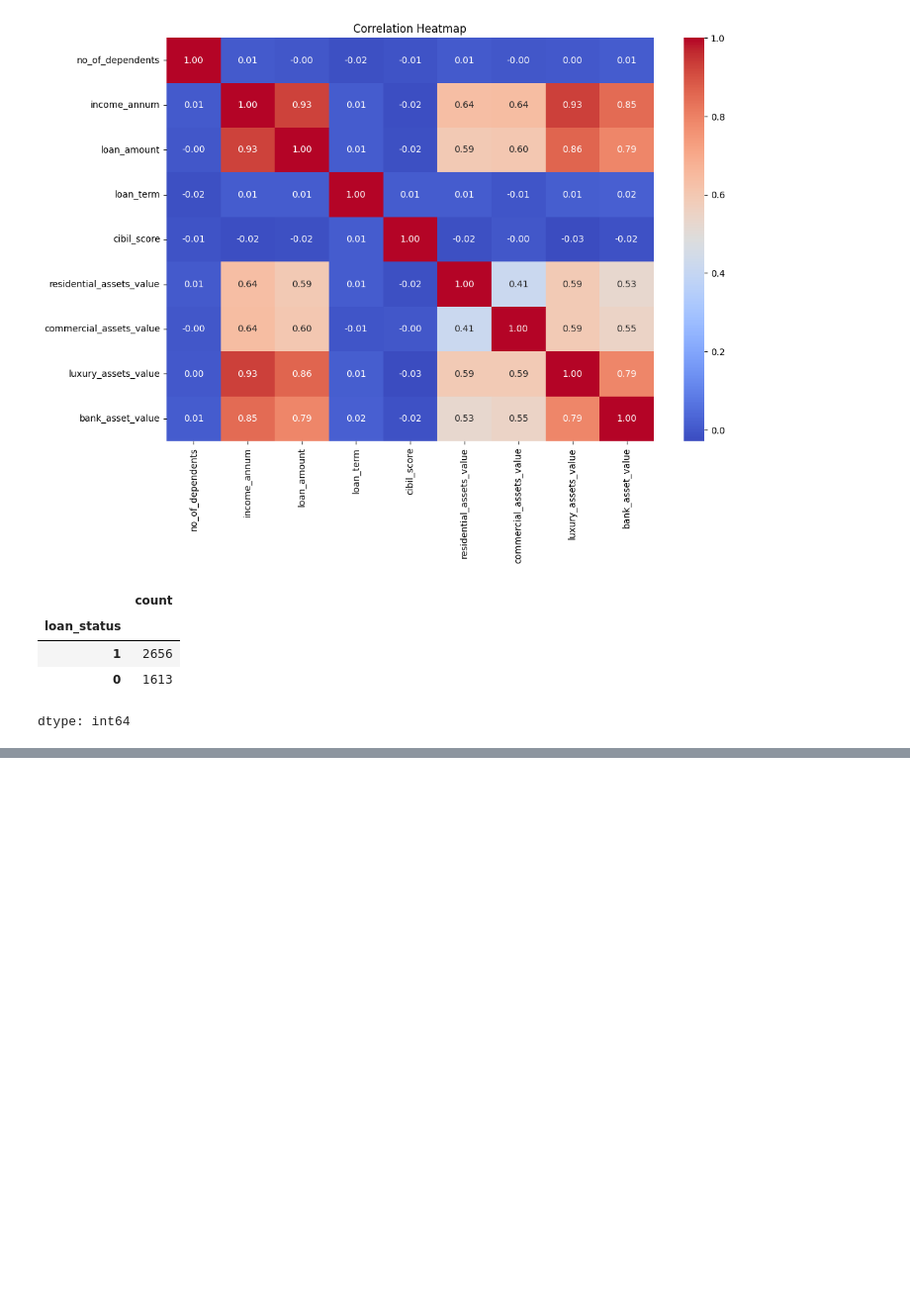
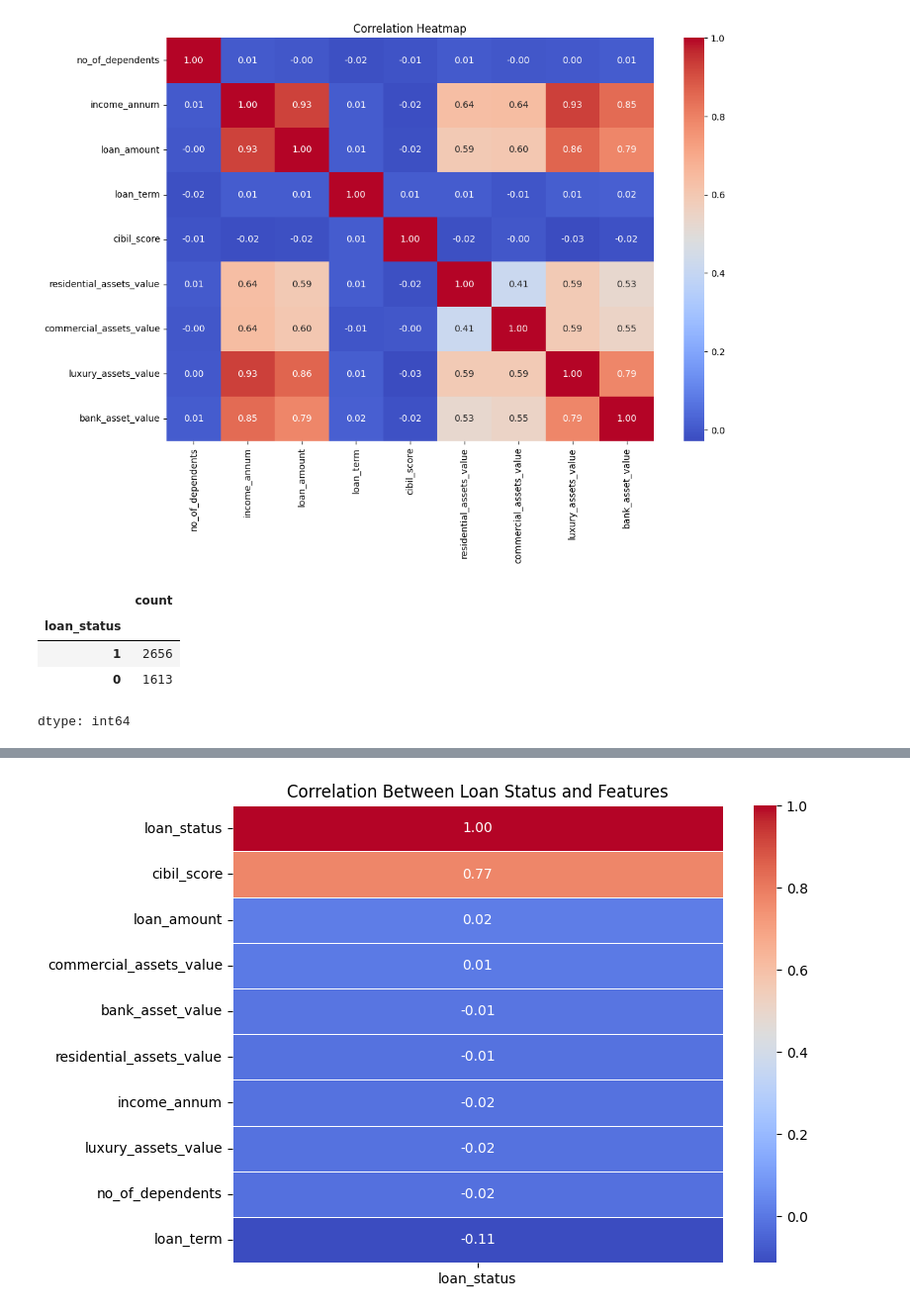
Before and after one commit to Henrietta-quarshie7/Elevvo_internshp_models, a Jupyter notebook: Loan_Approval_Prediction.ipynb, the cells around one changed output, grey strips where cells are left out. Shown at 99% size. Saved outputs shown, nothing was run; the diff lists cells and outputs as text; code cells hidden in the pictures; blank space fills up the shorter version.

```diff
--- a/Loan_Approval_Prediction.ipynb
+++ b/Loan_Approval_Prediction.ipynb
@@ -291,3 +291,12 @@ df['loan_status'].value_counts(dropna=False)
 | 1 | 2656 |
 | 0 | 1613 |
 dtype: int64
+# %%
+# Select numerical columns
+numerical_columns = df.select_dtypes(include=np.number).columns
+
+# Calculate correlation between numerical features
+correlation = df[numerical_columns].corr()
+
+# Display correlation with loan status
+print(correlation['loan_status'].sort_values(ascending=False))
@@ -293,0 +315,26 @@ dtype: int64
+# %%
+# Select correlations with loan status
+loan_correlation = correlation[['loan_status']].sort_values(
+    by='loan_status',
+    ascending=False
+)
+
+# Create a figure
+plt.figure(figsize=(8, 6))
+
+# Create a heatmap
+sns.heatmap(
+    loan_correlation,
+    annot=True,
+    cmap='coolwarm',
+    fmt='.2f',
+    linewidths=0.5
+)
+
+# Add title
+plt.title('Correlation Between Loan Status and Features')
+
+# Display the graph
+plt.show()
+# %% [output]
+[figure, added]
```
Also changed, not shown: parts of 13 cells of this notebook.
